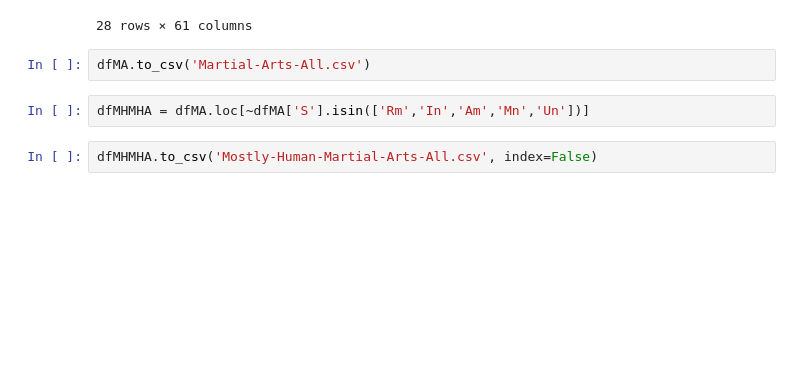
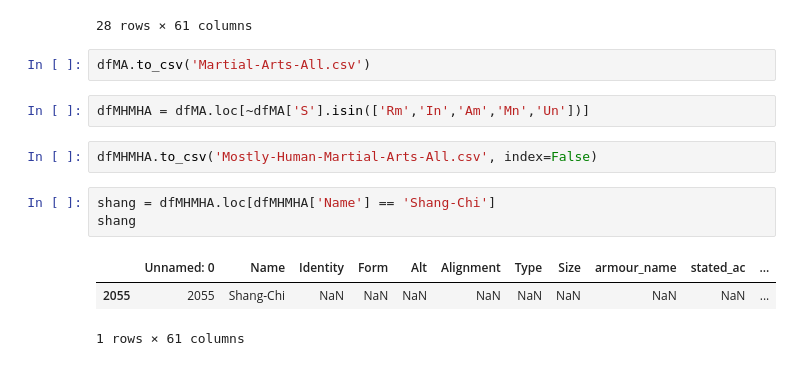
Before and after one commit to bluetyson/FASERIP-Slugfest, a Jupyter notebook: FASERIP-Martial_Artists.ipynb, the cells around one changed output. Drawn from its saved outputs; the diff is of its cells as text; blank space fills up the shorter version.

```diff
--- a/FASERIP-Martial_Artists.ipynb
+++ b/FASERIP-Martial_Artists.ipynb
@@ -96,3 +96,10 @@ dfMA.to_csv('Martial-Arts-All.csv')
 dfMHMHA = dfMA.loc[~dfMA['S'].isin(['Rm','In','Am','Mn','Un'])]
 # %%
 dfMHMHA.to_csv('Mostly-Human-Martial-Arts-All.csv', index=False)
+# %%
+shang = dfMHMHA.loc[dfMHMHA['Name'] == 'Shang-Chi']
+shang
+# %% [output]
+|  | Unnamed: 0 | Name | Identity | Form | Alt | Alignment | Type | Size | armour_name | stated_ac | ... |
+| 2055 | 2055 | Shang-Chi | NaN | NaN | NaN | NaN | NaN | NaN | NaN | NaN | ... |
+1 rows × 61 columns
```
Also changed, not shown: parts of 2 cells of this notebook, 6 other files.
